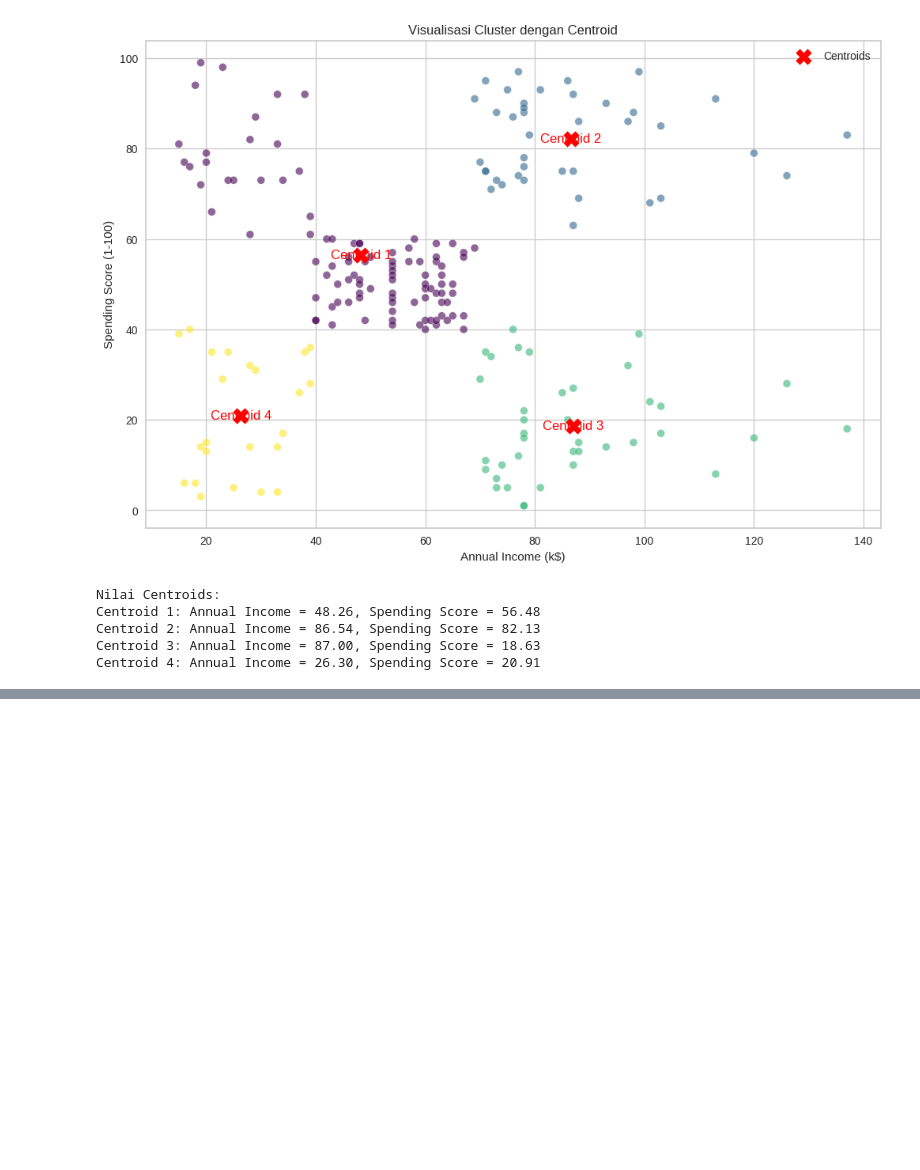
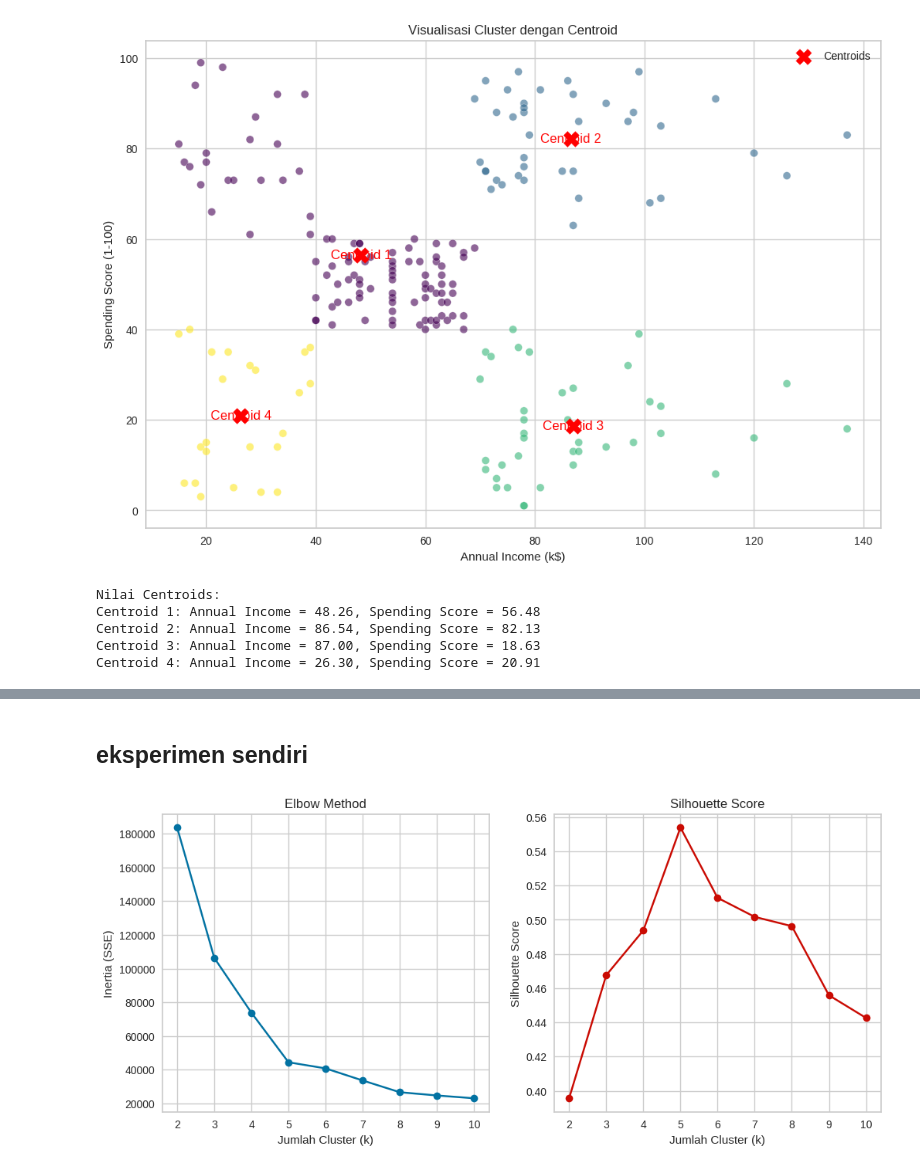
Before and after one commit to TurmaeUrsorum/repo_dicoding, a Jupyter notebook: 3. Belajar Machine Learning untuk Pemula/6. Unsupervised Learning - Clustering/clustering.ipynb, the cells around one changed output, grey strips where cells are left out. Cells and saved outputs as stored; diff of their text form; code cells hidden in the pictures; blank space fills up the shorter version.

```diff
--- a/3. Belajar Machine Learning untuk Pemula/6. Unsupervised Learning - Clustering/clustering.ipynb
+++ b/3. Belajar Machine Learning untuk Pemula/6. Unsupervised Learning - Clustering/clustering.ipynb
@@ -321,3 +321,41 @@ Nilai centroid untuk setiap cluster sebagai berikut.
 2. Centroid 2: pendapatan tahunan $86,540 serta skor belanja 82.13 menggambarkan pelanggan dengan pendapatan tinggi dan belanja intensif.
 3. Centroid 3: pendapatan tahunan $87,000 serta skor belanja 18.63 menunjukkan pelanggan berpendapatan tinggi dan berbelanja sedikit.
 4. Centroid 4: pendapatan tahunan $26,300 serta skor belanja 20.91 menunjukkan pelanggan dengan pendapatan dan belanja rendah.
+# %% [markdown]
+## eksperimen sendiri
+# %%
+from sklearn.cluster import KMeans
+from sklearn.metrics import silhouette_score
+import matplotlib.pyplot as plt
+
+X = df.iloc[:, [3, 4]].values  # Annual Income & Spending Score
+
+silhouette_scores = []
+inertia = []
+K = range(2, 11)
+
+for k in K:
+    kmeans = KMeans(n_clusters=k, random_state=42).fit(X)
+    inertia.append(kmeans.inertia_)
+    score = silhouette_score(X, kmeans.labels_)
+    silhouette_scores.append(score)
+
+plt.figure(figsize=(12,5))
+
+# Elbow
+plt.subplot(1,2,1)
+plt.plot(K, inertia, 'bo-')
+plt.xlabel('Jumlah Cluster (k)')
+plt.ylabel('Inertia (SSE)')
+plt.title('Elbow Method')
+
+# Silhouette
+plt.subplot(1,2,2)
+plt.plot(K, silhouette_scores, 'ro-')
+plt.xlabel('Jumlah Cluster (k)')
+plt.ylabel('Silhouette Score')
+plt.title('Silhouette Score')
+
+plt.show()
+# %% [output]
+[figure, added]
```
Also changed, not shown: parts of 12 cells of this notebook.
